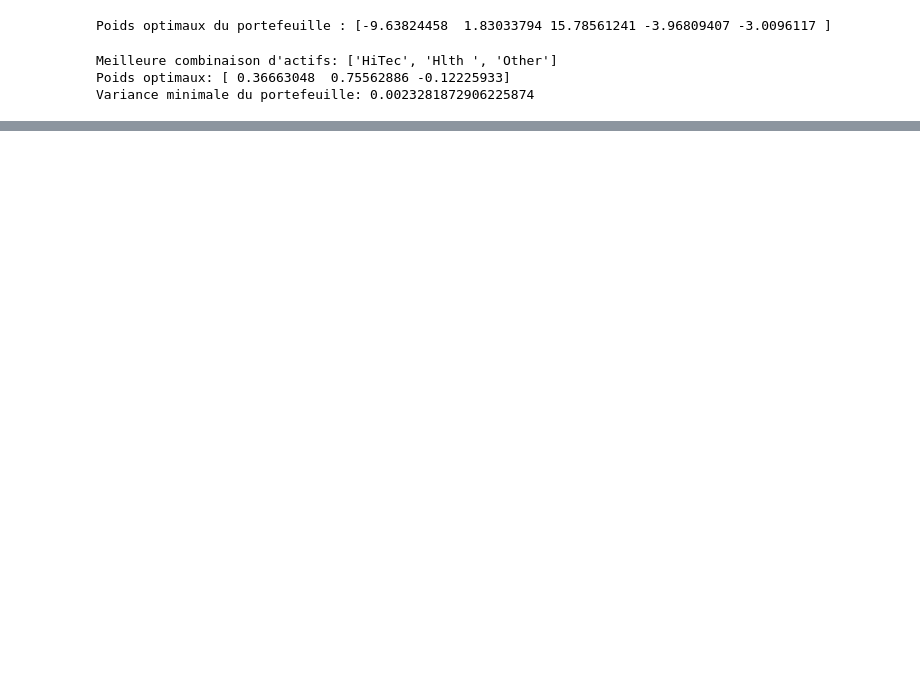
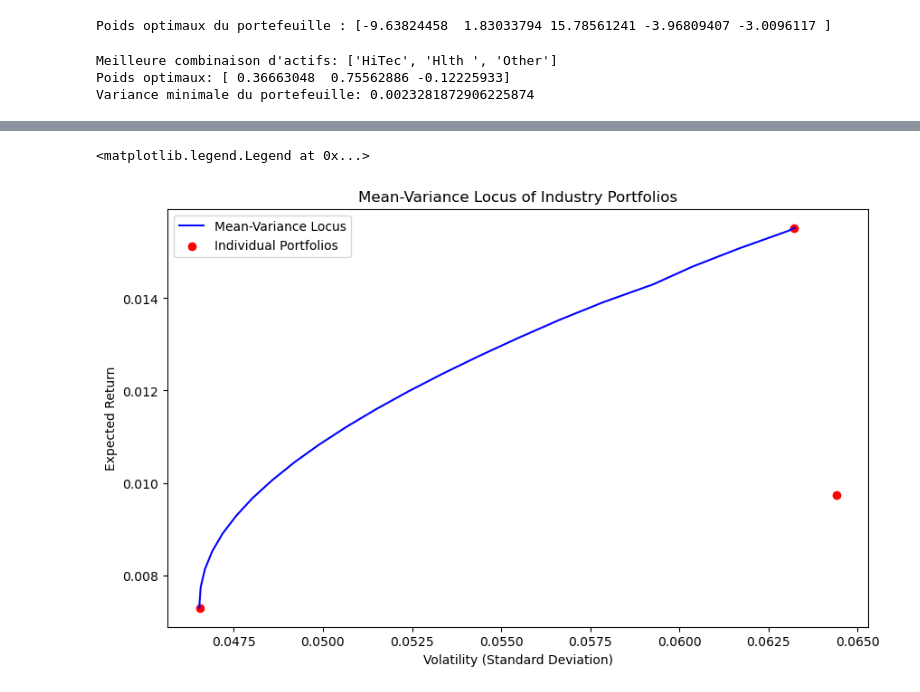
Before and after one commit to DominicPrenovost/TP1-Gestion-de-pf, a Jupyter notebook: Test.ipynb, the cells around one changed output, grey strips where cells are left out. Cells and saved outputs as stored; diff of their text form; code cells hidden in the pictures; blank space fills up the shorter version.

```diff
--- a/Test.ipynb
+++ b/Test.ipynb
@@ -119,0 +298,7 @@ Variance minimale du portefeuille: 0.0023281872906225874
+# %%
+z_barre_5 = np.mean(ret_5, axis=0)
+Z_barre = z_barre  # Rendements espérés des actifs
+Sigma_5 = np.cov(ret_5.T)
+exp_ret = Z_barre
+R_cible = 0.10  # Rendement espéré du portefeuille cible
+ones = np.ones(len(Z_barre))  # Vecteur de uns
@@ -119,0 +364,13 @@ Variance minimale du portefeuille: 0.0023281872906225874
+# %%
+# Tracer la frontière de variance moyenne
+plt.figure(figsize=(10, 6))
+plt.plot(volatilites_optimales, rendements_optimaux, 'b-', label='Mean-Variance Locus')
+plt.scatter(np.sqrt(np.diag(Sigma_5)), Z_barre, color='red', label='Individual Portfolios')
+plt.title('Mean-Variance Locus of Industry Portfolios')
+plt.xlabel('Volatility (Standard Deviation)')
+plt.ylabel('Expected Return')
+plt.legend()
+#plt.grid(True)
+# %% [output]
+<matplotlib.legend.Legend at 0x...>
+[figure, added]
```
Also changed, not shown: parts of 10 cells of this notebook.
